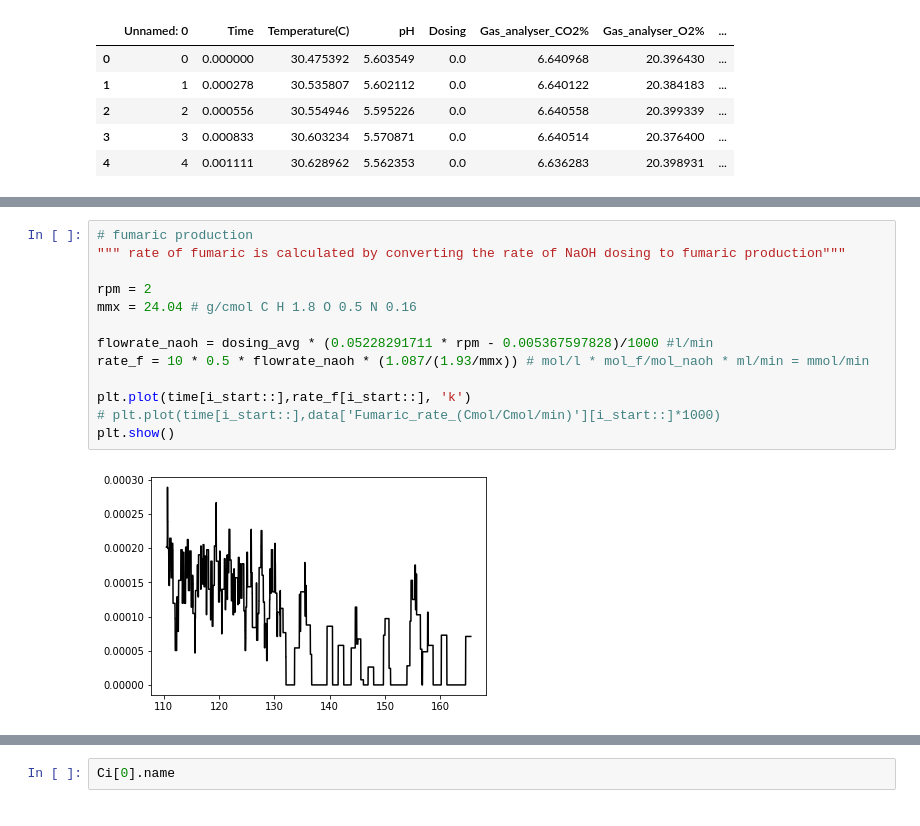
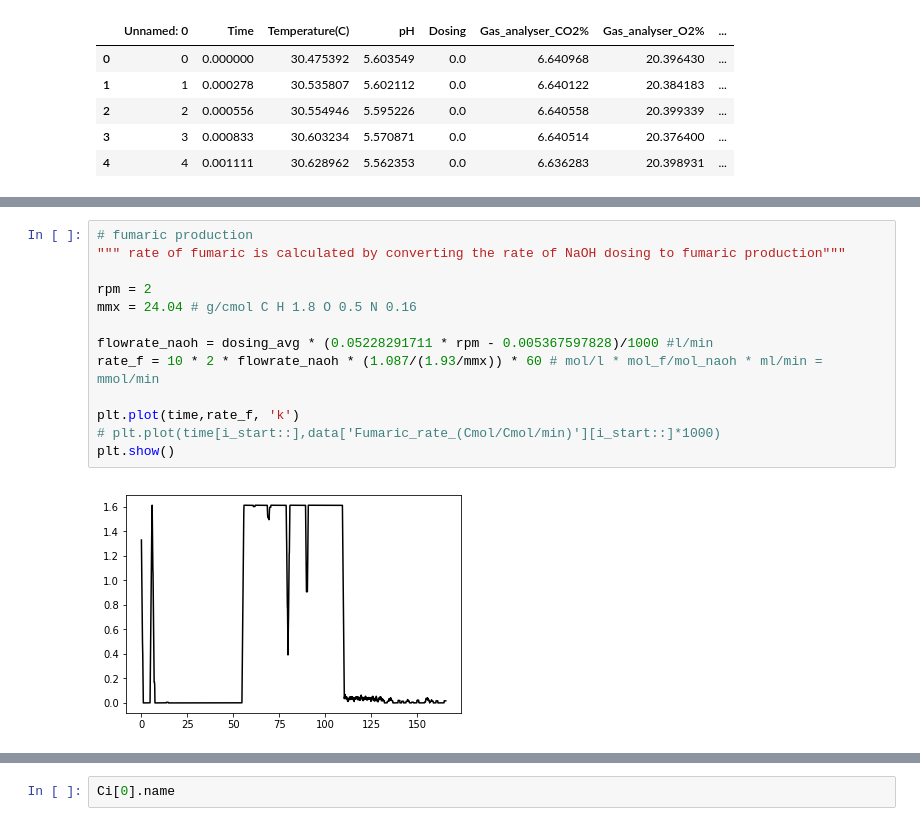
Before and after one commit to reubens9/masters_code, a Jupyter notebook: Rate_analysis_old.ipynb, the cells around one changed output, grey strips where cells are left out. Drawn from its saved outputs; the diff is of its cells as text.

```diff
--- a/Rate_analysis_old.ipynb
+++ b/Rate_analysis_old.ipynb
@@ -44,18 +46,18 @@ print (error)
 # %%
 # fumaric production
 """ rate of fumaric is calculated by converting the rate of NaOH dosing to fumaric production"""
 
 rpm = 2
 mmx = 24.04 # g/cmol C H 1.8 O 0.5 N 0.16
 
 flowrate_naoh = dosing_avg * (0.05228291711 * rpm - 0.005367597828)/1000 #l/min
-rate_f = 10 * 0.5 * flowrate_naoh * (1.087/(1.93/mmx)) # mol/l * mol_f/mol_naoh * ml/min = mmol/min
+rate_f = 10 * 2 * flowrate_naoh * (1.087/(1.93/mmx)) * 60 # mol/l * mol_f/mol_naoh * ml/min = mmol/min
 
-plt.plot(time[i_start::],rate_f[i_start::], 'k')
+plt.plot(time,rate_f, 'k')
 # plt.plot(time[i_start::],data['Fumaric_rate_(Cmol/Cmol/min)'][i_start::]*1000)
 plt.show()
 # %% [output]
-[figure, old version]
+[figure, new version]
 # %%
 # gas analysis
 
```
Also changed, not shown: parts of 7 cells of this notebook, 5 other files.
